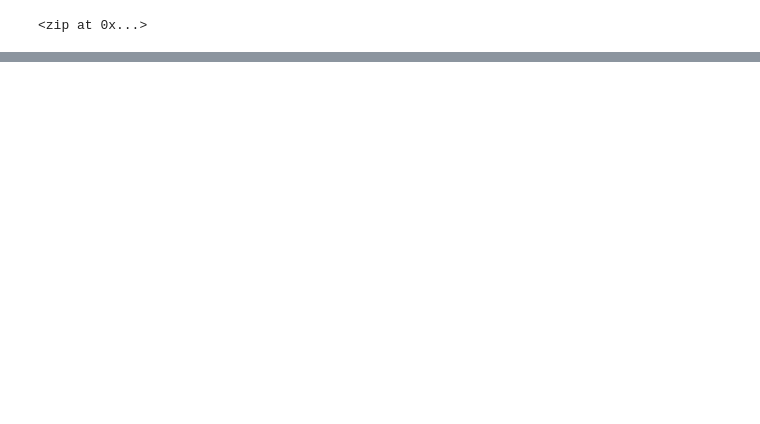
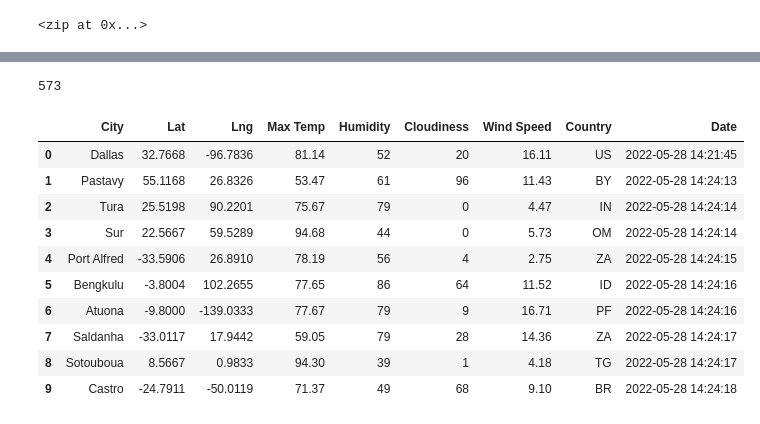
Before and after one commit to tleonard128/World_Weather_Analysis, a Jupyter notebook: WeatherPy.ipynb, the cells around one changed output, grey strips where cells are left out. Cells and saved outputs as stored; diff of their text form; code cells hidden in the pictures; blank space fills up the shorter version.

Commit message:
adding weather data from api calls

```diff
--- a/WeatherPy.ipynb
+++ b/WeatherPy.ipynb
@@ -40,0 +41,6 @@ len(cities)
+# %%
+import requests
+
+from config import weather_api_key
+
+url = "http://api.openweathermap.org/data/2.5/weather?units=Imperial&APPID=" + weather_api_key
@@ -40,0 +131,20 @@ len(cities)
+# %%
+len(city_data)
+# %% [output]
+573
+# %%
+# Convert the array of dictionaries to a Pandas DataFrame.
+city_data_df = pd.DataFrame(city_data)
+city_data_df.head(10)
+# %% [output]
+|  | City | Lat | Lng | Max Temp | Humidity | Cloudiness | Wind Speed | Country | Date |
+| 0 | Dallas | 32.7668 | -96.7836 | 81.14 | 52 | 20 | 16.11 | US | 2022-05-28 14:21:45 |
+| 1 | Pastavy | 55.1168 | 26.8326 | 53.47 | 61 | 96 | 11.43 | BY | 2022-05-28 14:24:13 |
+| 2 | Tura | 25.5198 | 90.2201 | 75.67 | 79 | 0 | 4.47 | IN | 2022-05-28 14:24:14 |
+| 3 | Sur | 22.5667 | 59.5289 | 94.68 | 44 | 0 | 5.73 | OM | 2022-05-28 14:24:14 |
+| 4 | Port Alfred | -33.5906 | 26.8910 | 78.19 | 56 | 4 | 2.75 | ZA | 2022-05-28 14:24:15 |
+| 5 | Bengkulu | -3.8004 | 102.2655 | 77.65 | 86 | 64 | 11.52 | ID | 2022-05-28 14:24:16 |
+| 6 | Atuona | -9.8000 | -139.0333 | 77.67 | 79 | 9 | 16.71 | PF | 2022-05-28 14:24:16 |
+| 7 | Saldanha | -33.0117 | 17.9442 | 59.05 | 79 | 28 | 14.36 | ZA | 2022-05-28 14:24:17 |
+| 8 | Sotouboua | 8.5667 | 0.9833 | 94.30 | 39 | 1 | 4.18 | TG | 2022-05-28 14:24:17 |
+| 9 | Castro | -24.7911 | -50.0119 | 71.37 | 49 | 68 | 9.10 | BR | 2022-05-28 14:24:18 |
```
Also changed, not shown: parts of 6 cells of this notebook, 1 other file.
